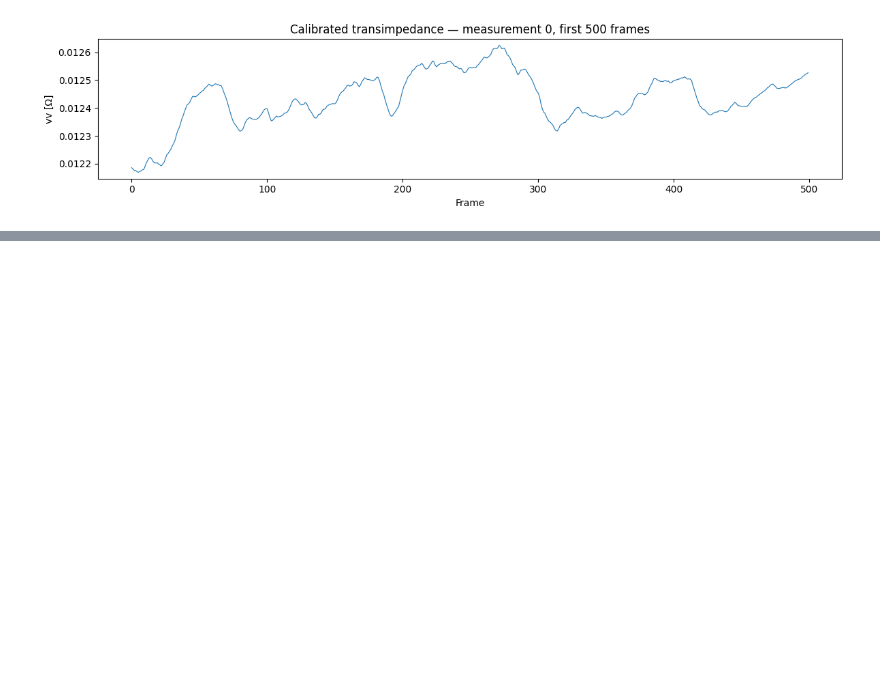
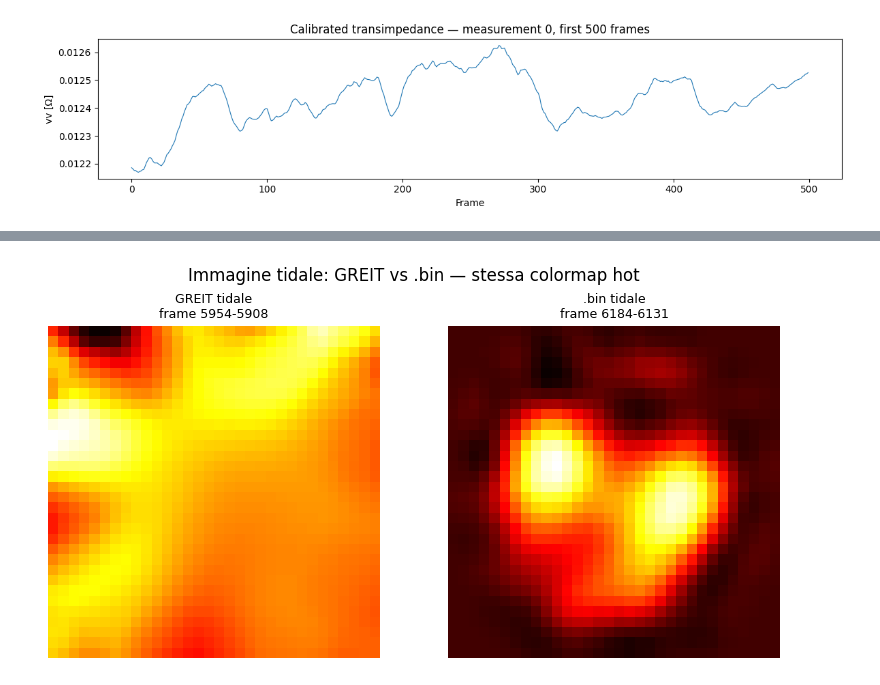
Before and after one commit to Kernel236/fastEIT, a Jupyter notebook: notebooks/03_eit_parser_validation.ipynb, the cells around one changed output, grey strips where cells are left out. Cells and saved outputs as stored; diff of their text form; code cells hidden in the pictures; blank space fills up the shorter version.

```diff
--- a/notebooks/03_eit_parser_validation.ipynb
+++ b/notebooks/03_eit_parser_validation.ipynb
@@ -113,0 +276,40 @@ Frame count difference: 0 (0.0 s)
+# %%
+from scipy.signal import find_peaks
+
+# Find peaks in GREIT global signal
+peaks_g,   _ = find_peaks( global_greit, distance=int(eit.fs * 1.5))
+troughs_g, _ = find_peaks(-global_greit, distance=int(eit.fs * 1.5))
+
+# Find peaks in .bin global signal
+peaks_b,   _ = find_peaks( bin_.global_signal, distance=int(bin_.fs * 1.5))
+troughs_b, _ = find_peaks(-bin_.global_signal, distance=int(bin_.fs * 1.5))
+
+# Pick a stable breath near the middle of the recording
+mid = len(peaks_g) // 2
+insp_g  = peaks_g[mid]
+prev_g  = troughs_g[troughs_g < insp_g]
+exp_g   = prev_g[-1] if len(prev_g) else 0
+
+mid_b = len(peaks_b) // 2
+insp_b  = peaks_b[mid_b]
+prev_b  = troughs_b[troughs_b < insp_b]
+exp_b   = prev_b[-1] if len(prev_b) else 0
+
+# Tidal images: inspiration - expiration
+tidal_greit = images[insp_g] - images[exp_g]
+tidal_bin   = bin_.pixels[insp_b] - bin_.pixels[exp_b]
+
+fig, axes = plt.subplots(1, 2, figsize=(8, 4), layout="constrained")
+
+axes[0].imshow(tidal_greit, cmap="hot", origin="lower")
+axes[0].set_title(f"GREIT tidale\nframe {insp_g}-{exp_g}", fontsize=9)
+axes[0].axis("off")
+
+axes[1].imshow(tidal_bin, cmap="hot", origin="lower")
+axes[1].set_title(f".bin tidale\nframe {insp_b}-{exp_b}", fontsize=9)
+axes[1].axis("off")
+
+fig.suptitle("Immagine tidale: GREIT vs .bin — stessa colormap hot")
+plt.show()
+# %% [output]
+[figure, added]
```
Also changed, not shown: parts of 27 cells of this notebook.
